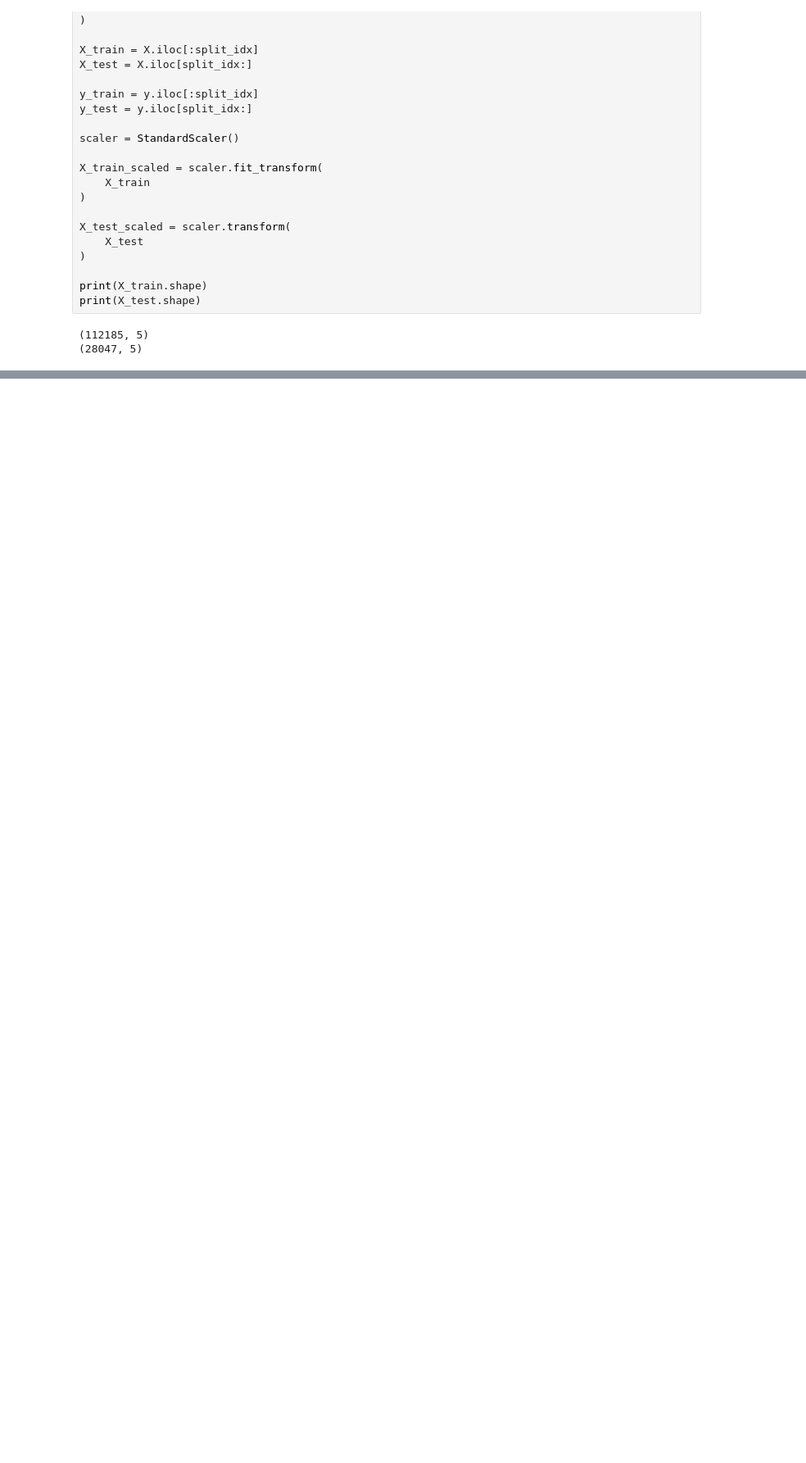
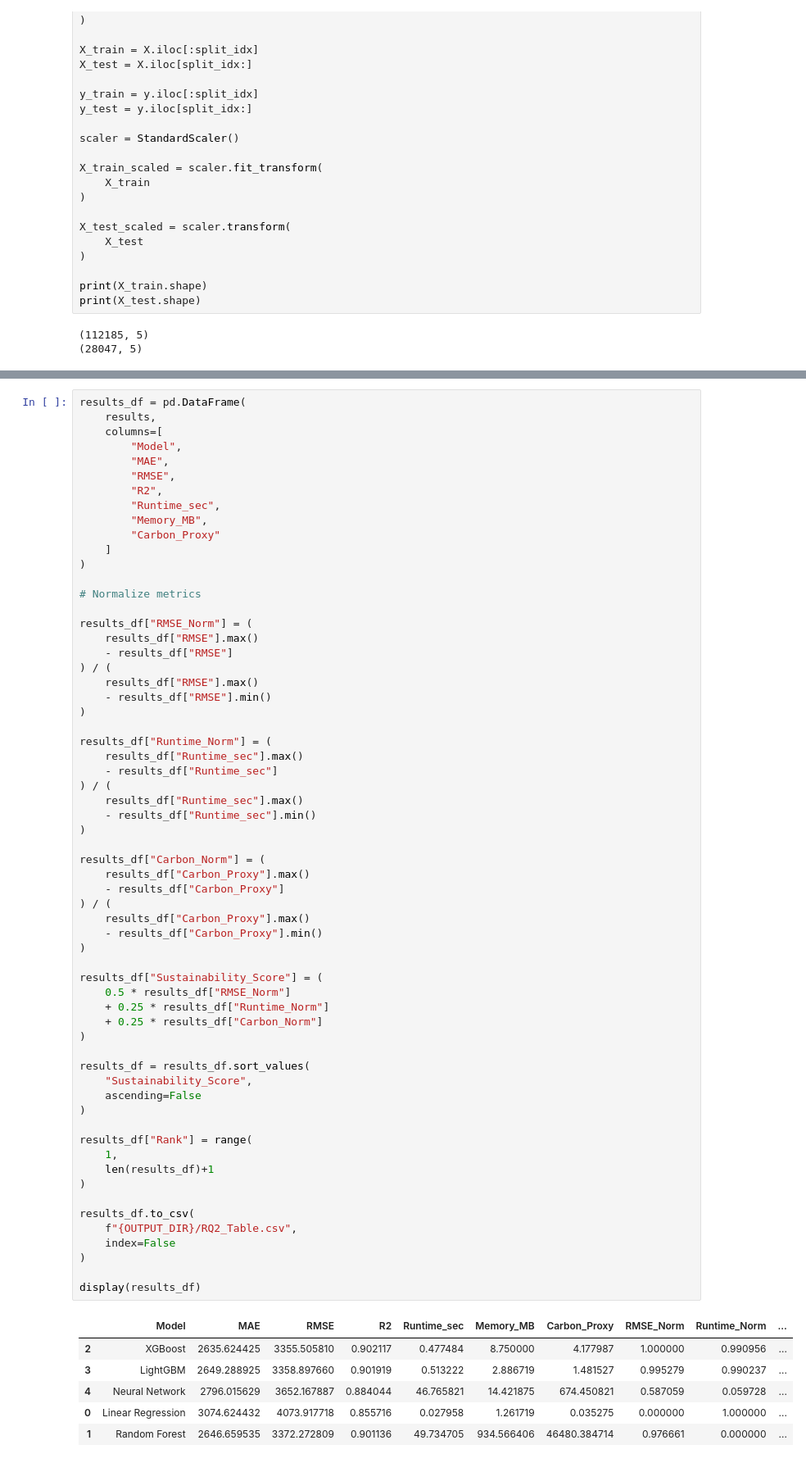
Before and after one commit to avimistry7/Elective, a Jupyter notebook: RQ1.ipynb, the cells around one changed output, grey strips where cells are left out. Shown at 82% size. Cells and saved outputs as stored; diff of their text form; blank space fills up the shorter version.

```diff
--- a/RQ1.ipynb
+++ b/RQ1.ipynb
@@ -341,0 +242,69 @@ Generated Files:
+# %%
+results_df = pd.DataFrame(
+    results,
+    columns=[
+        "Model",
+        "MAE",
+        "RMSE",
+        "R2",
+        "Runtime_sec",
+        "Memory_MB",
+        "Carbon_Proxy"
+    ]
+)
+
+# Normalize metrics
+
+results_df["RMSE_Norm"] = (
+    results_df["RMSE"].max()
+    - results_df["RMSE"]
+) / (
+    results_df["RMSE"].max()
+    - results_df["RMSE"].min()
+)
+
+results_df["Runtime_Norm"] = (
+    results_df["Runtime_sec"].max()
+    - results_df["Runtime_sec"]
+) / (
+    results_df["Runtime_sec"].max()
+    - results_df["Runtime_sec"].min()
+)
+
+results_df["Carbon_Norm"] = (
+    results_df["Carbon_Proxy"].max()
+    - results_df["Carbon_Proxy"]
+) / (
+    results_df["Carbon_Proxy"].max()
+    - results_df["Carbon_Proxy"].min()
+)
+
+results_df["Sustainability_Score"] = (
+    0.5 * results_df["RMSE_Norm"]
+    + 0.25 * results_df["Runtime_Norm"]
+    + 0.25 * results_df["Carbon_Norm"]
+)
+
+results_df = results_df.sort_values(
+    "Sustainability_Score",
+    ascending=False
+)
+
+results_df["Rank"] = range(
+    1,
+    len(results_df)+1
+)
+
+results_df.to_csv(
+    f"{OUTPUT_DIR}/RQ2_Table.csv",
+    index=False
+)
+
+display(results_df)
+# %% [output]
+|  | Model | MAE | RMSE | R2 | Runtime_sec | Memory_MB | Carbon_Proxy | RMSE_Norm | Runtime_Norm | ... |
+| 2 | XGBoost | 2635.624425 | 3355.505810 | 0.902117 | 0.477484 | 8.750000 | 4.177987 | 1.000000 | 0.990956 | ... |
+| 3 | LightGBM | 2649.288925 | 3358.897660 | 0.901919 | 0.513222 | 2.886719 | 1.481527 | 0.995279 | 0.990237 | ... |
+| 4 | Neural Network | 2796.015629 | 3652.167887 | 0.884044 | 46.765821 | 14.421875 | 674.450821 | 0.587059 | 0.059728 | ... |
+| 0 | Linear Regression | 3074.624432 | 4073.917718 | 0.855716 | 0.027958 | 1.261719 | 0.035275 | 0.000000 | 1.000000 | ... |
+| 1 | Random Forest | 2646.659535 | 3372.272809 | 0.901136 | 49.734705 | 934.566406 | 46480.384714 | 0.976661 | 0.000000 | ... |
```
Also changed, not shown: parts of 4 cells of this notebook.
